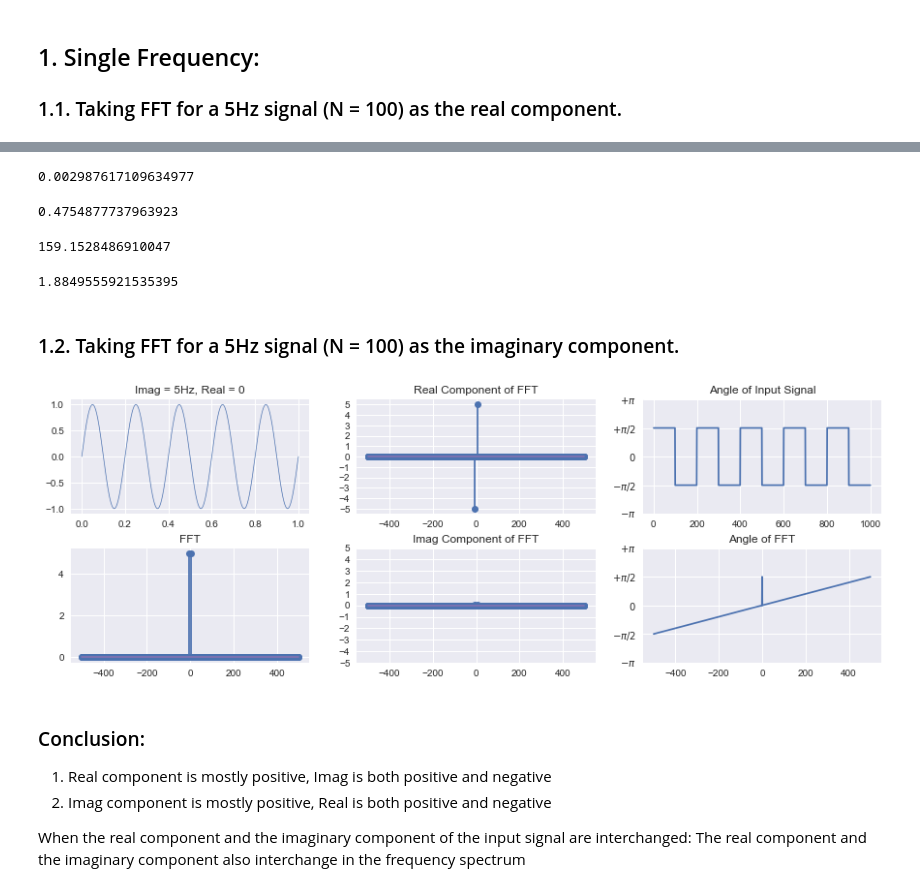
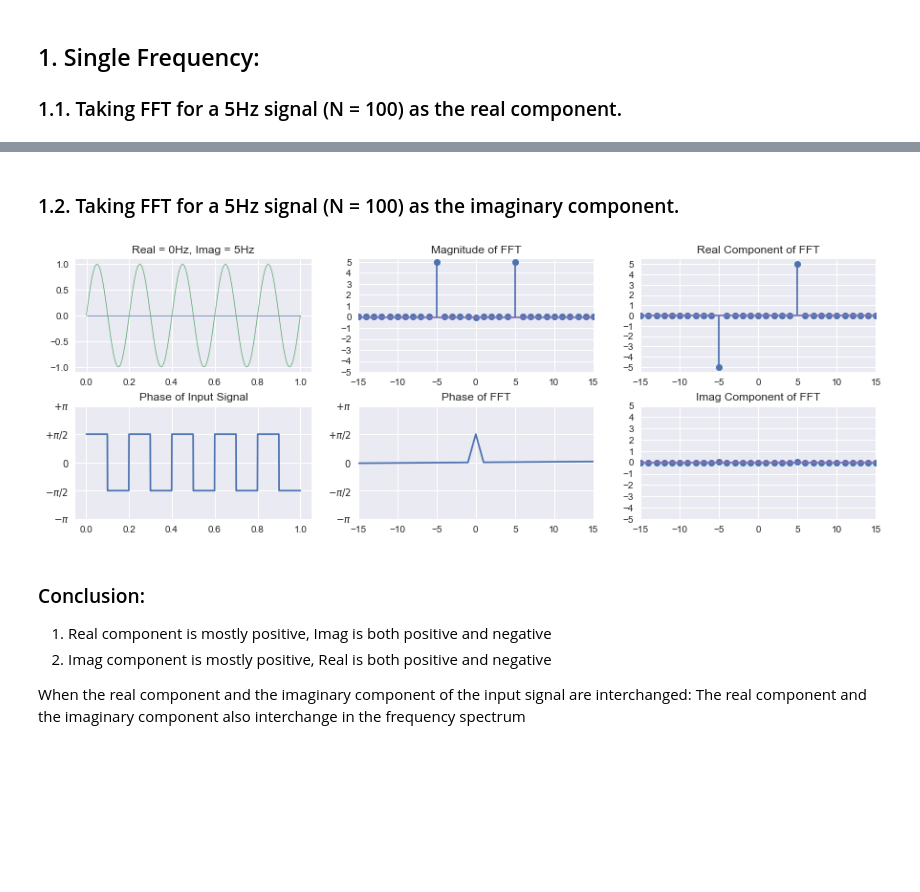
Before and after one commit to algoasylum/Exploring-FFT, a Jupyter notebook: FFT_Exp.ipynb, the cells around one changed output, grey strips where cells are left out. Drawn from its saved outputs; the diff is of its cells as text; code cells hidden in the pictures; blank space fills up the shorter version.

```diff
--- a/FFT_Exp.ipynb
+++ b/FFT_Exp.ipynb
@@ -11,9 +11,10 @@ plt.style.use('seaborn')
 # %%
 def phase(s):
     angle=[]
+    i = 0
+    r = 0
     for i in range(len(s)):
         angle.append(math.atan(s.imag[i]/s.real[i]))
-
     return angle
 # %% [markdown]
 ## 1. Single Frequency:
@@ -75,12 +78,0 @@ plt.show()
-# %%
-fft1.real[498]
-# %% [output]
-0.002987617109634977
-# %%
-fft1.imag[498]
-# %% [output]
-0.4754877737963923
-# %%
-fft1.imag[498]/fft1.real[498]
-# %% [output]
-159.1528486910047
@@ -89,7 +79,3 @@ angle = np.angle(fft1)
-# %%
-angle[600]
-# %% [output]
-1.8849555921535395
 # %% [markdown]
 ### 1.2. Taking FFT for a 5Hz signal (N = 100) as the imaginary component.
 # %%
@@ -101,45 +87,48 @@ FFT_y_axis = np.linspace(-1*y_max, y_max, (2*y_max)+1)
 # %%
 # Setting up the plot surface
 fig = plt.figure(figsize=(15, 5))
 gs = GridSpec(nrows=2, ncols=3)
 gs.update(wspace = 0.2, hspace = 0.3)
 
 ax0 = fig.add_subplot(gs[0, 0])
+ax0.plot(t, np.zeros(N), linewidth = 0.7)
 ax0.plot(t, s, linewidth = 0.7)
-ax0.set_title('Imag = '+ str(f1) + 'Hz, Real = 0')
+ax0.set_title('Real = 0Hz, Imag = '+ str(f1) + 'Hz')
 
 ax1 = fig.add_subplot(gs[1, 0])
-ax1.stem(freqs, (np.abs(fft2*10) / N), use_line_collection = True)
-ax2.set_yticks(FFT_y_axis, minor=False)
-ax1.set_title('FFT')
+ax1.plot(t, phase(np.array(s_i)))
+ax1.set_yticks([-np.pi, -np.pi/2, 0, np.pi/2, np.pi], minor=False)
+ax1.set_yticklabels([r'$-\pi$', r'$-\pi/2$', r'$0$', r'$+\pi/2$', r'$+\pi$'], fontdict=None, minor=False)
+ax1.set_title('Phase of Input Signal')
 
 ax2 = fig.add_subplot(gs[0, 1])
-ax2.stem(freqs, (fft2.real*10 / N), use_line_collection = True)
+ax2.stem(freqs, (np.abs(fft2*10) / N), use_line_collection = True)
 ax2.set_yticks(FFT_y_axis, minor=False)
-ax2.set_title('Real Component of FFT')
+ax2.set_xlim([-15, 15])
+ax2.set_title('Magnitude of FFT')
 
 ax3 = fig.add_subplot(gs[1, 1])
-ax3.stem(freqs, (fft2.imag*10 / N), use_line_collection = True)
-ax3.set_yticks(FFT_y_axis, minor=False)
-ax3.set_title('Imag Component of FFT')
+ax3.plot(freqs, phase(fft2))
+ax3.set_yticks([-np.pi, -np.pi/2, 0, np.pi/2, np.pi], minor=False)
+ax3.set_yticklabels([r'$-\pi$', r'$-\pi/2$', r'$0$', r'$+\pi/2$', r'$+\pi$'], fontdict=None, minor=False)
+ax3.set_xlim([-15, 15])
+ax3.set_title('Phase of FFT')
 
 ax4 = fig.add_subplot(gs[0, 2])
-ax4.plot(range(N), phase(np.array(s_i)))
-ax4.set_yticks([-np.pi, -np.pi/2, 0, np.pi/2, np.pi], minor=False)
-ax4.set_yticklabels([r'$-\pi$', r'$-\pi/2$', r'$0$', r'$+\pi/2$', r'$+\pi$'],  fontdict=None, minor=False)
-ax4.set_title('Angle of Input Signal')
-
+ax4.stem(freqs, (fft2.real*10 / N), use_line_collection = True)
+ax4.set_yticks(FFT_y_axis, minor=False)
+ax4.set_xlim([-15, 15])
+ax4.set_title('Real Component of FFT')
 
 ax5 = fig.add_subplot(gs[1, 2])
-ax5.plot(freqs, phase(fft2))
-ax5.set_yticks([-np.pi, -np.pi/2, 0, np.pi/2, np.pi], minor=False)
-ax5.set_yticklabels([r'$-\pi$', r'$-\pi/2$', r'$0$', r'$+\pi/2$', r'$+\pi$'], fontdict=None, minor=False)
-ax5.set_title('Angle of FFT')
-#ax5.set_xlim([-8,8])
+ax5.stem(freqs, (fft2.imag*10 / N), use_line_collection = True)
+ax5.set_yticks(FFT_y_axis, minor=False)
+ax5.set_xlim([-15, 15])
+ax5.set_title('Imag Component of FFT')
 
 plt.show()
 # %% [output]
-[figure, old version]
+[figure, new version]
 # %% [markdown]
 ### Conclusion:
 1. Real component is mostly positive, Imag is both positive and negative
```
Also changed, not shown: parts of 14 cells of this notebook.
